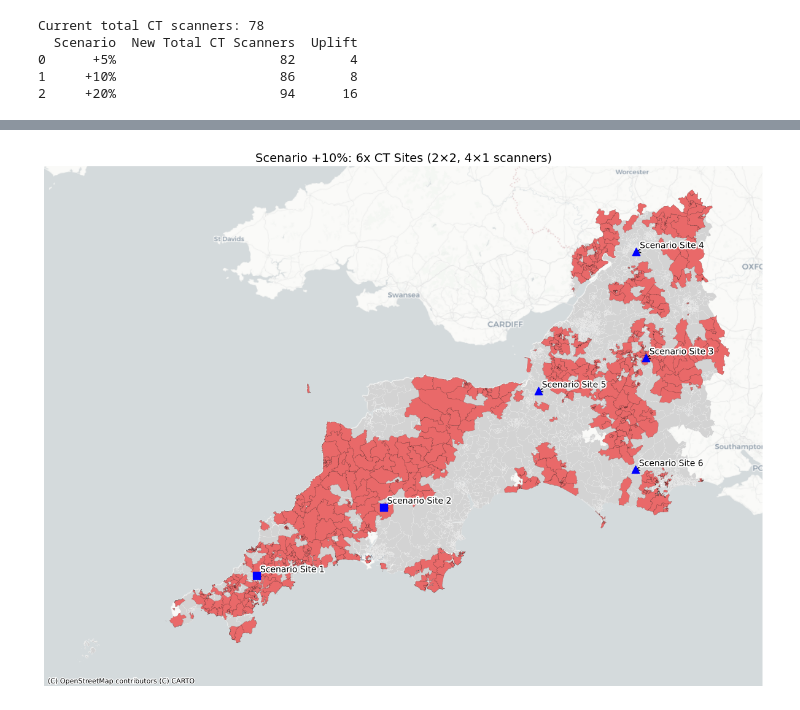
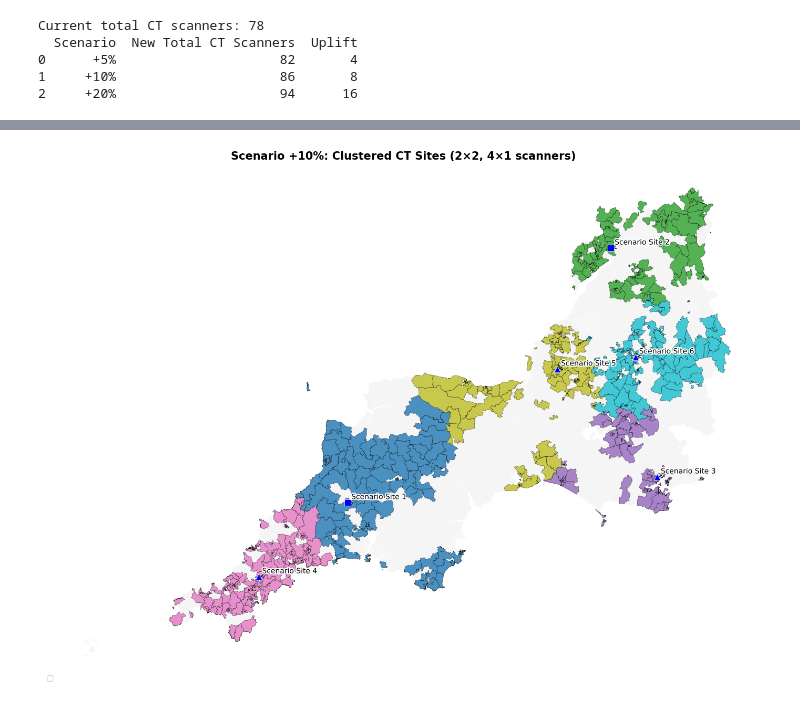
Before and after one commit to RossTylr/diagnostic-modality-demand, a Jupyter notebook: notebooks/05a2_Enhanced_3-Step_Floating_Catchment_Area_Scenario_Modelling.ipynb, the cells around one changed output, grey strips where cells are left out. Saved outputs shown, nothing was run; the diff lists cells and outputs as text; code cells hidden in the pictures.

```diff
--- a/notebooks/05a2_Enhanced_3-Step_Floating_Catchment_Area_Scenario_Modelling.ipynb
+++ b/notebooks/05a2_Enhanced_3-Step_Floating_Catchment_Area_Scenario_Modelling.ipynb
@@ -97,6 +97,7 @@ df_sites_cdc = pd.read_csv(cdc_path)
 
 travel_matrix_path = "/Users/rosstaylor/Downloads/Research Project/Code Folder/diagnostic-modality-demand/diagnostic-modality-demand/data/raw/LSOA_to_LSOA_complete.csv"
 
+gpkg_path_master = os.path.join(raw_dir, "LSOA_5-year_segment_master.gpkg")
 
 # Confirm shapes
 print(f"LSOA GeoDataFrame: {gdf_lsoa.shape}")
@@ -497,52 +544,82 @@ plt.show()
 # %%
 # ----------------------------------------------------------
-# Step 3b – +10% Scenario: 6x CT Sites (2×2, 4×1 scanners)
+# Step 3b – Visualise Scenario +10% with Clusters (Preferred UK Style)
 # ----------------------------------------------------------
 
 import matplotlib.pyplot as plt
 import matplotlib.patheffects as path_effects
+from sklearn.cluster import KMeans
+import matplotlib.cm as cm
+import matplotlib.colors as mcolors
 
-# Reproject priority LSOAs to EPSG:3857 before clustering
-gdf_priority_proj = gdf_priority.to_crs(epsg=3857).copy()
+# Define +10% scenario config
+config_10 = {"+10%": {"n_clusters": 6, "scanner_allocation": [2, 2, 1, 1, 1, 1]}}
+n_clusters = config_10["+10%"]["n_clusters"]
 
-# Ensure centroid, x, y columns exist
-if "x" not in gdf_priority_proj.columns or "y" not in gdf_priority_proj.columns:
-    gdf_priority_proj["centroid"] = gdf_priority_proj.geometry.centroid
-    gdf_priority_proj["x"] = gdf_priority_proj["centroid"].x
-    gdf_priority_proj["y"] = gdf_priority_proj["centroid"].y
+# Generate scenario site locations (travel-time-based V3)
+sites_10pct = generate_clustered_scenario_sites_v3(
+    gdf_priority=gdf_priority,
+    gpkg_path_master=gpkg_path_master,
+    travel_matrix_path=travel_matrix_path,
+    scenario_configs=config_10
+)["+10%"]
 
-# Define scenario configuration
-config_10 = {"+10%": {"n_clusters": 6, "scanner_allocation": [2, 2, 1, 1, 1, 1]}}
+# Recluster LSOAs to show colour-coded clusters
+gdf_centroids = gpd.read_file(gpkg_path_master)[["lsoa21cd", "bng_e", "bng_n", "geometry"]]
+gdf_priority_joined = gdf_priority.merge(gdf_centroids, on="lsoa21cd", how="left")
+gdf_priority_joined.set_geometry("geometry_y", inplace=True)  # Fix geometry handling
 
-# Generate proposed site locations using projected centroids
-sites_10pct = generate_clustered_scenario_sites(gdf_priority_proj, config_10)["+10%"]
+# Run KMeans on BNG coords
+coords = gdf_priority_joined[["bng_e", "bng_n"]].values
+kmeans = KMeans(n_clusters=n_clusters, random_state=42, n_init=10)
+gdf_priority_joined["cluster"] = kmeans.fit_predict(coords)
 
-# Reproject base and priority LSOAs to EPSG:3857 for plotting
-gdf_base = gdf_lsoa.to_crs(epsg=3857)
-gdf_priority_plot = gdf_priority_proj  # already projected
+# Reproject all layers
+gdf_lsoa_proj = gdf_lsoa.to_crs(epsg=3857)
+gdf_priority_proj = gdf_priority_joined.to_crs(epsg=3857)
+sites_10pct_proj = sites_10pct.to_crs(epsg=3857)
+sites_10pct_proj["centroid_point"] = sites_10pct["centroid_point"].to_crs(epsg=3857)
 
-# Plot
-fig, ax = plt.subplots(figsize=(12, 10))
-gdf_base.plot(ax=ax, color="lightgrey", edgecolor="white", linewidth=0.1)
-gdf_priority_plot.plot(ax=ax, color="red", alpha=0.5, edgecolor="black", linewidth=0.2)
+# Colour palette for clusters
+cmap = cm.get_cmap("tab10", n_clusters)
 
-# Plot sites with different markers for 1 vs 2 scanners
-for _, row in sites_10pct.iterrows():
+# Plot setup
+fig, ax = plt.subplots(figsize=(14, 11))
+
+# Base LSOAs
+gdf_lsoa_proj.plot(ax=ax, color="#f5f5f5", edgecolor="white", linewidth=0.1)
+
+# Plot LSOAs by cluster
+for cluster_id in range(n_clusters):
+    gdf_cluster = gdf_priority_proj[gdf_priority_proj["cluster"] == cluster_id]
+    gdf_cluster.plot(
+        ax=ax,
+        color=mcolors.to_hex(cmap(cluster_id)),
+        edgecolor="black",
+        linewidth=0.3,
+        alpha=0.8,
+        label=f"Cluster {cluster_id + 1}"
+    )
+
+# Plot site markers
+for _, row in sites_10pct_proj.iterrows():
+    pt = row["centroid_point"]
     marker = "^" if row["CT Scanners"] == 1 else "s"
-    ax.scatter(row.geometry.x, row.geometry.y, marker=marker, s=80, color="blue", zorder=5)
+    ax.scatter(pt.x, pt.y, marker=marker, s=80, color="blue", edgecolor="white", linewidth=0.5, zorder=5)
     ax.annotate(
         row["Site Name"],
-        xy=(row.geometry.x, row.geometry.y),
-        xytext=(row.geometry.x + 3000, row.geometry.y + 3000),
+        xy=(pt.x, pt.y),
+        xytext=(pt.x + 3000, pt.y + 3000),
         arrowprops=dict(arrowstyle="->", color="black", lw=1),
         fontsize=10,
         path_effects=[path_effects.withStroke(linewidth=3, foreground="white")]
     )
 
-# Basemap and title
-ctx.add_basemap(ax, crs=sites_10pct.crs, source=ctx.providers.CartoDB.Positron)
-ax.set_title("Scenario +10%: 6x CT Sites (2×2, 4×1 scanners)", fontsize=14)
+# Final formatting
+ax.set_title("Scenario +10%: Clustered CT Sites (2×2, 4×1 scanners)", fontsize=15, weight="bold")
 ax.axis("off")
+ax.legend(loc="lower left", frameon=True)
 plt.tight_layout()
+plt.savefig("scenario_10pct_cluster_colours.png", dpi=300, bbox_inches="tight")
 plt.show()
 # %% [output]
@@ -549,3 +627,3 @@ plt.show()
-[figure, old version]
+[figure, new version]
 # %%
 # ----------------------------------------------------------
```
Also changed, not shown: parts of 14 cells of this notebook, 9 other files.
